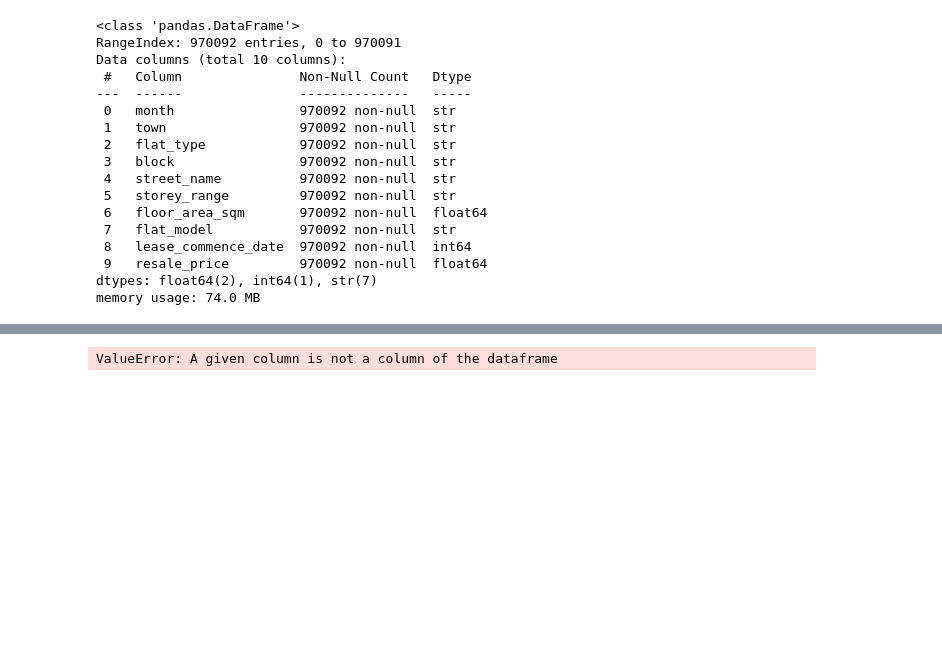
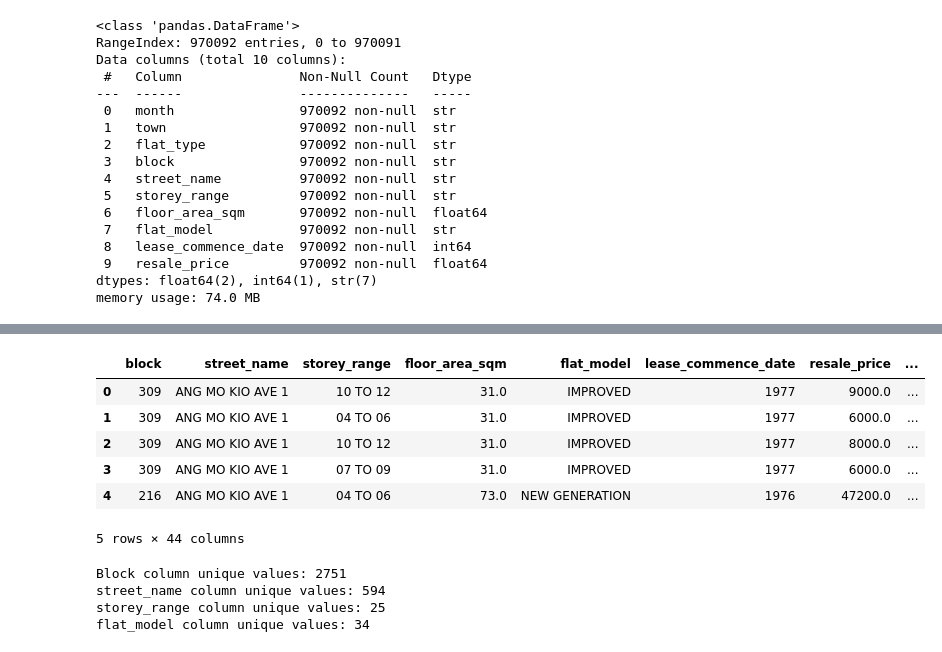
Before and after one commit to Subash0812/Singapore-Resale-Flat-Prices-Predicting, a Jupyter notebook: notebook.ipynb, the cells around one changed output, grey strips where cells are left out. Drawn from its saved outputs; the diff is of its cells as text; code cells hidden in the pictures; blank space fills up the shorter version.

```diff
--- a/notebook.ipynb
+++ b/notebook.ipynb
@@ -178,4 +155,25 @@ ct = ColumnTransformer(transformers=[
-# %%
-X = ct.fit_transform(df)
-# %% [output]
-ValueError: A given column is not a column of the dataframe
+# %%
+flat_encoded = ohe.fit_transform(df[['flat_type']])
+# %%
+flat_df = pd.DataFrame(flat_encoded, columns=ohe.get_feature_names_out(['flat_type']))
+df = pd.concat([df.drop(columns=['flat_type']).reset_index(drop=True), flat_df.reset_index(drop=True)], axis=1 )
+# %%
+df.head()
+# %% [output]
+|  | block | street_name | storey_range | floor_area_sqm | flat_model | lease_commence_date | resale_price | ... |
+| 0 | 309 | ANG MO KIO AVE 1 | 10 TO 12 | 31.0 | IMPROVED | 1977 | 9000.0 | ... |
+| 1 | 309 | ANG MO KIO AVE 1 | 04 TO 06 | 31.0 | IMPROVED | 1977 | 6000.0 | ... |
+| 2 | 309 | ANG MO KIO AVE 1 | 10 TO 12 | 31.0 | IMPROVED | 1977 | 8000.0 | ... |
+| 3 | 309 | ANG MO KIO AVE 1 | 07 TO 09 | 31.0 | IMPROVED | 1977 | 6000.0 | ... |
+| 4 | 216 | ANG MO KIO AVE 1 | 04 TO 06 | 73.0 | NEW GENERATION | 1976 | 47200.0 | ... |
+5 rows × 44 columns
+# %%
+print('Block column unique values:',df.block.nunique())
+print('street_name column unique values:',df.street_name.nunique())
+print('storey_range column unique values:',df.storey_range.nunique())
+print('flat_model column unique values:',df.flat_model.nunique())
+# %% [output]
+Block column unique values: 2751
+street_name column unique values: 594
+storey_range column unique values: 25
+flat_model column unique values: 34
```
Also changed, not shown: parts of 14 cells of this notebook, 1 other file.
